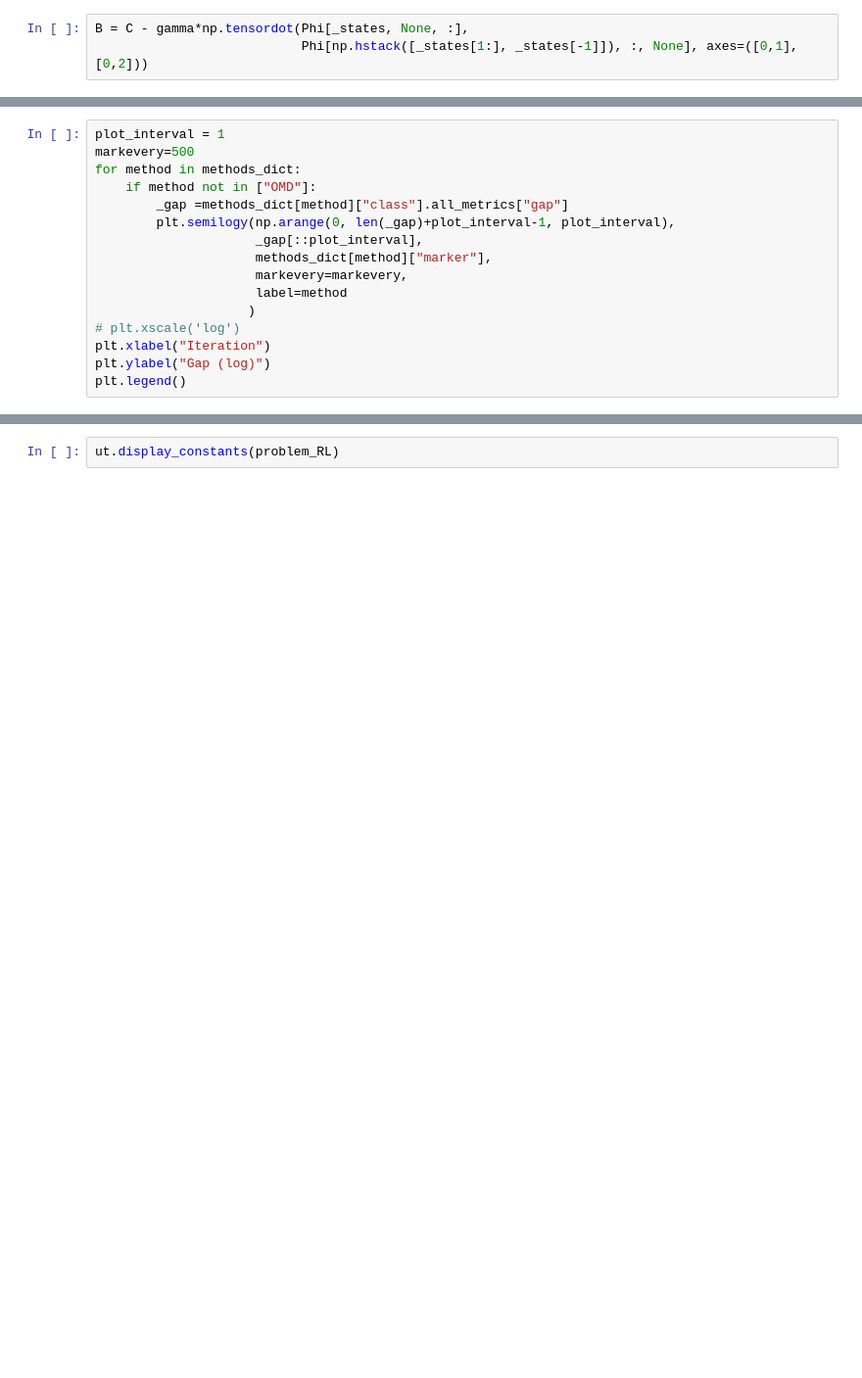
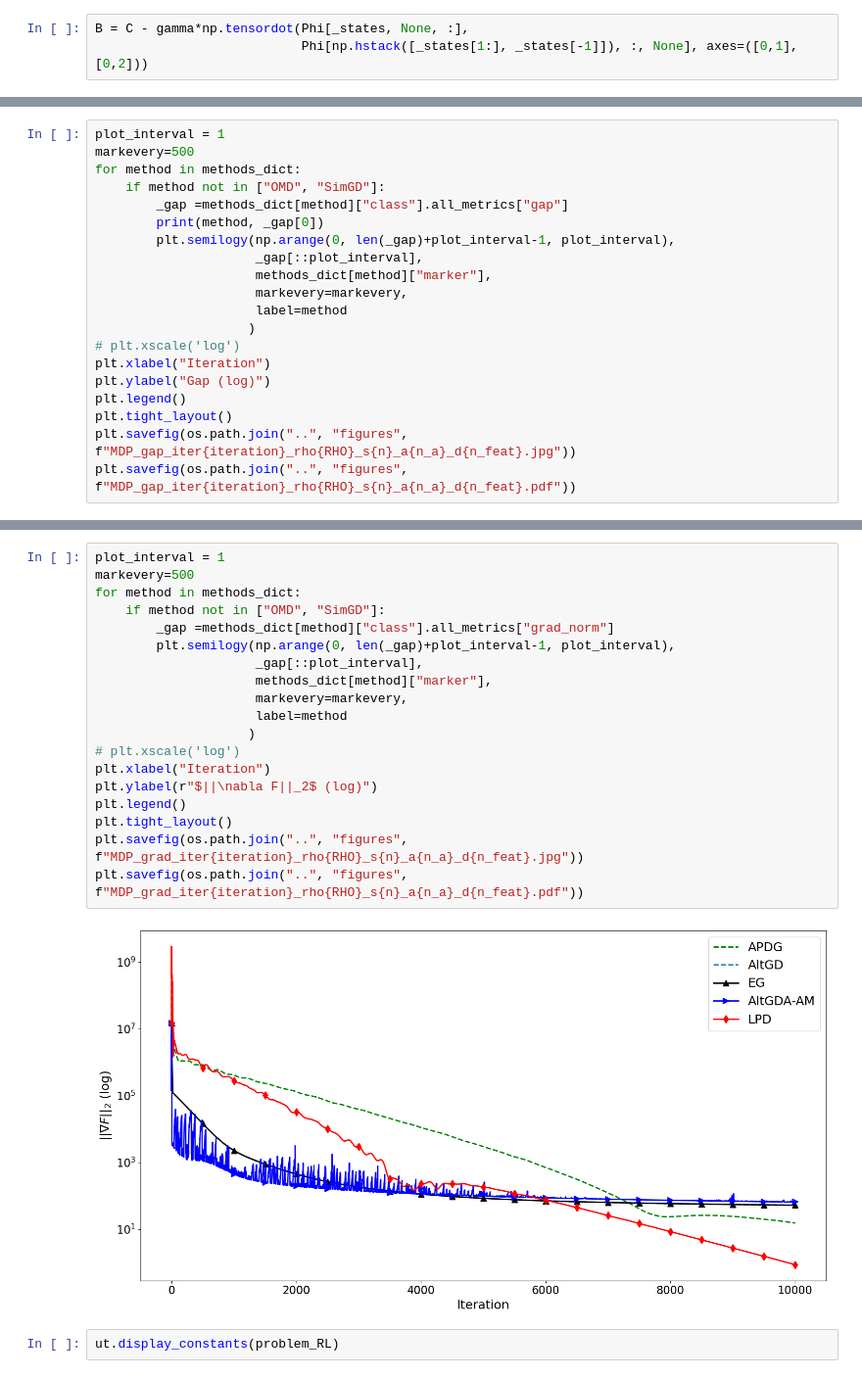
Before and after one commit to mrph2898/MASS, a Jupyter notebook: experiments/RL_comparison.ipynb, the cells around one changed output, grey strips where cells are left out. Shown at 98% size. Drawn from its saved outputs; the diff is of its cells as text; blank space fills up the shorter version.

```diff
--- a/experiments/RL_comparison.ipynb
+++ b/experiments/RL_comparison.ipynb
@@ -237,8 +266,9 @@ plt.legend()
 plot_interval = 1
 markevery=500
 for method in methods_dict:
-    if method not in ["OMD"]:
+    if method not in ["OMD", "SimGD"]:
         _gap =methods_dict[method]["class"].all_metrics["gap"]
+        print(method, _gap[0])
         plt.semilogy(np.arange(0, len(_gap)+plot_interval-1, plot_interval),
                      _gap[::plot_interval],
                      methods_dict[method]["marker"],
@@ -249,4 +279,7 @@ for method in methods_dict:
 plt.xlabel("Iteration")
 plt.ylabel("Gap (log)")
 plt.legend()
+plt.tight_layout()
+plt.savefig(os.path.join("..", "figures", f"MDP_gap_iter{iteration}_rho{RHO}_s{n}_a{n_a}_d{n_feat}.jpg"))
+plt.savefig(os.path.join("..", "figures", f"MDP_gap_iter{iteration}_rho{RHO}_s{n}_a{n_a}_d{n_feat}.pdf"))
 # %% [output]
@@ -255,3 +292,24 @@ plt.legend()
+# %%
+plot_interval = 1
+markevery=500
+for method in methods_dict:
+    if method not in ["OMD", "SimGD"]:
+        _gap =methods_dict[method]["class"].all_metrics["grad_norm"]
+        plt.semilogy(np.arange(0, len(_gap)+plot_interval-1, plot_interval),
+                     _gap[::plot_interval],
+                     methods_dict[method]["marker"],
+                     markevery=markevery,
+                     label=method
+                    )
+# plt.xscale('log')
+plt.xlabel("Iteration")
+plt.ylabel(r"$||\nabla F||_2$ (log)")
+plt.legend()
+plt.tight_layout()
+plt.savefig(os.path.join("..", "figures", f"MDP_grad_iter{iteration}_rho{RHO}_s{n}_a{n_a}_d{n_feat}.jpg"))
+plt.savefig(os.path.join("..", "figures", f"MDP_grad_iter{iteration}_rho{RHO}_s{n}_a{n_a}_d{n_feat}.pdf"))
+# %% [output]
+[figure, added]
 # %%
 ut.display_constants(problem_RL)
 # %% [output]
```
Also changed, not shown: parts of 18 cells of this notebook, 21 other files.
